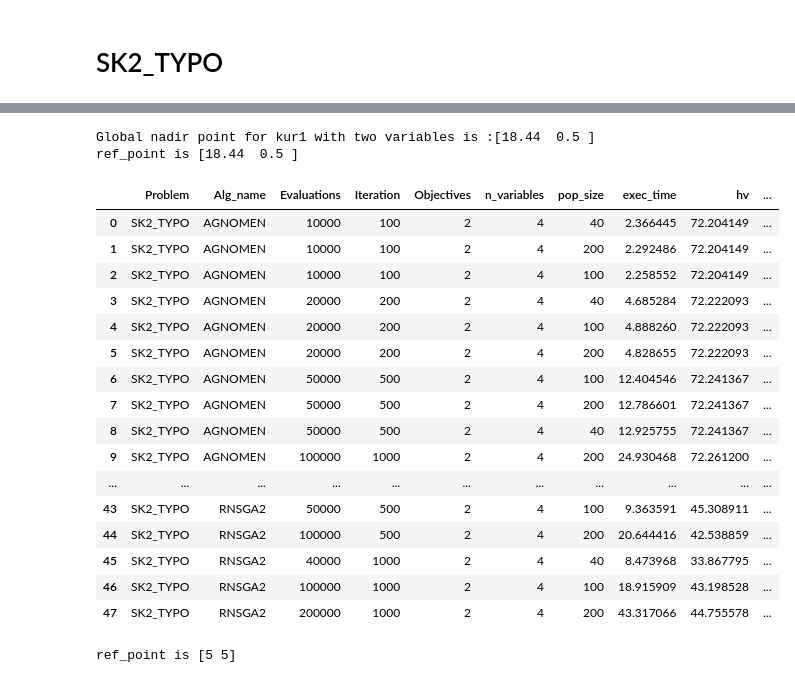
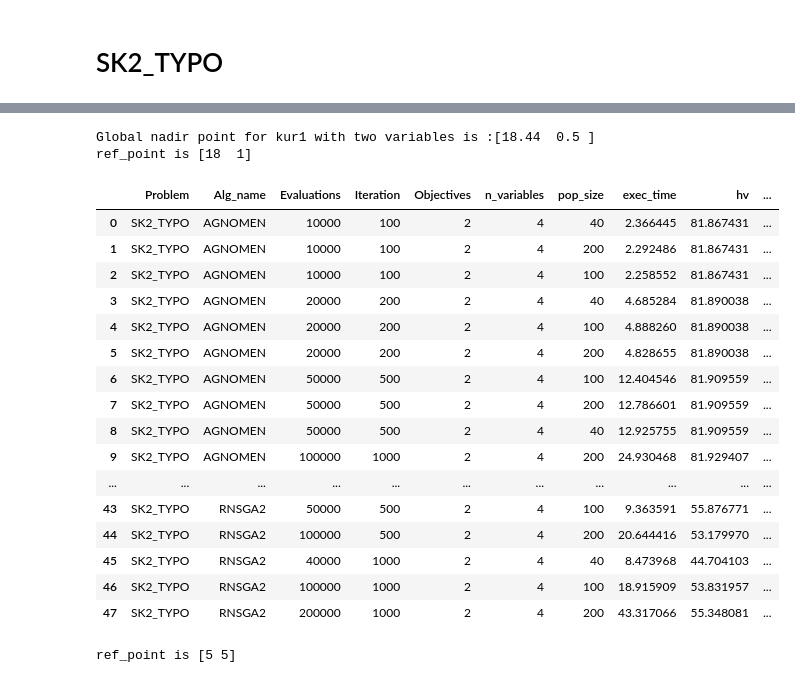
Before and after one commit to wuyoscar/Multi-Obj_Optimization, a Jupyter notebook: Result/result_factory/SK2.ipynb, the cells around one changed output, grey strips where cells are left out. Cells and saved outputs as stored; diff of their text form; code cells hidden in the pictures.

```diff
--- a/Result/result_factory/SK2.ipynb
+++ b/Result/result_factory/SK2.ipynb
@@ -93,8 +93,8 @@ The number of records sk2 48
 %matplotlib inline
 import matplotlib.pyplot as plt
 plt.subplots(figsize=(18,15), dpi=100)
-for i in range(9):
-    plt.subplot(3,3,i+1)
+for i in range(12):
+    plt.subplot(4,3,i+1)
     f = sk2_typo['image_location'][i]
     path = os.path.join(folder,f )+'.png'
     img = Image.open(path)
@@ -106,30 +106,30 @@ for i in range(9):
 # %%
 nadir_arr  = np.array([np.fromstring(i, dtype=float, sep=' ') for i in np.array(sk2_typo['approx_nadir'])])
 
 print(f'Global nadir point for kur1 with two variables is :{np.round(np.max(nadir_arr, axis=0),2)}')
 
-ref_point = np.array([18.44, 0.5 ])
+ref_point = np.array([18, 1 ])
 hv_result(sk2_typo)
 # %% [output]
 Global nadir point for kur1 with two variables is :[18.44  0.5 ]
-ref_point is [18.44  0.5 ]
+ref_point is [18  1]
 |  | Problem | Alg_name | Evaluations | Iteration | Objectives | n_variables | pop_size | exec_time | hv | ... |
-| 0 | SK2_TYPO | AGNOMEN | 10000 | 100 | 2 | 4 | 40 | 2.366445 | 72.204149 | ... |
-| 1 | SK2_TYPO | AGNOMEN | 10000 | 100 | 2 | 4 | 200 | 2.292486 | 72.204149 | ... |
-| 2 | SK2_TYPO | AGNOMEN | 10000 | 100 | 2 | 4 | 100 | 2.258552 | 72.204149 | ... |
-| 3 | SK2_TYPO | AGNOMEN | 20000 | 200 | 2 | 4 | 40 | 4.685284 | 72.222093 | ... |
-| 4 | SK2_TYPO | AGNOMEN | 20000 | 200 | 2 | 4 | 100 | 4.888260 | 72.222093 | ... |
-| 5 | SK2_TYPO | AGNOMEN | 20000 | 200 | 2 | 4 | 200 | 4.828655 | 72.222093 | ... |
-| 6 | SK2_TYPO | AGNOMEN | 50000 | 500 | 2 | 4 | 100 | 12.404546 | 72.241367 | ... |
-| 7 | SK2_TYPO | AGNOMEN | 50000 | 500 | 2 | 4 | 200 | 12.786601 | 72.241367 | ... |
-| 8 | SK2_TYPO | AGNOMEN | 50000 | 500 | 2 | 4 | 40 | 12.925755 | 72.241367 | ... |
-| 9 | SK2_TYPO | AGNOMEN | 100000 | 1000 | 2 | 4 | 200 | 24.930468 | 72.261200 | ... |
+| 0 | SK2_TYPO | AGNOMEN | 10000 | 100 | 2 | 4 | 40 | 2.366445 | 81.867431 | ... |
+| 1 | SK2_TYPO | AGNOMEN | 10000 | 100 | 2 | 4 | 200 | 2.292486 | 81.867431 | ... |
+| 2 | SK2_TYPO | AGNOMEN | 10000 | 100 | 2 | 4 | 100 | 2.258552 | 81.867431 | ... |
+| 3 | SK2_TYPO | AGNOMEN | 20000 | 200 | 2 | 4 | 40 | 4.685284 | 81.890038 | ... |
+| 4 | SK2_TYPO | AGNOMEN | 20000 | 200 | 2 | 4 | 100 | 4.888260 | 81.890038 | ... |
+| 5 | SK2_TYPO | AGNOMEN | 20000 | 200 | 2 | 4 | 200 | 4.828655 | 81.890038 | ... |
+| 6 | SK2_TYPO | AGNOMEN | 50000 | 500 | 2 | 4 | 100 | 12.404546 | 81.909559 | ... |
+| 7 | SK2_TYPO | AGNOMEN | 50000 | 500 | 2 | 4 | 200 | 12.786601 | 81.909559 | ... |
+| 8 | SK2_TYPO | AGNOMEN | 50000 | 500 | 2 | 4 | 40 | 12.925755 | 81.909559 | ... |
+| 9 | SK2_TYPO | AGNOMEN | 100000 | 1000 | 2 | 4 | 200 | 24.930468 | 81.929407 | ... |
 | ... | ... | ... | ... | ... | ... | ... | ... | ... | ... | ... |
-| 43 | SK2_TYPO | RNSGA2 | 50000 | 500 | 2 | 4 | 100 | 9.363591 | 45.308911 | ... |
-| 44 | SK2_TYPO | RNSGA2 | 100000 | 500 | 2 | 4 | 200 | 20.644416 | 42.538859 | ... |
-| 45 | SK2_TYPO | RNSGA2 | 40000 | 1000 | 2 | 4 | 40 | 8.473968 | 33.867795 | ... |
-| 46 | SK2_TYPO | RNSGA2 | 100000 | 1000 | 2 | 4 | 100 | 18.915909 | 43.198528 | ... |
-| 47 | SK2_TYPO | RNSGA2 | 200000 | 1000 | 2 | 4 | 200 | 43.317066 | 44.755578 | ... |
+| 43 | SK2_TYPO | RNSGA2 | 50000 | 500 | 2 | 4 | 100 | 9.363591 | 55.876771 | ... |
+| 44 | SK2_TYPO | RNSGA2 | 100000 | 500 | 2 | 4 | 200 | 20.644416 | 53.179970 | ... |
+| 45 | SK2_TYPO | RNSGA2 | 40000 | 1000 | 2 | 4 | 40 | 8.473968 | 44.704103 | ... |
+| 46 | SK2_TYPO | RNSGA2 | 100000 | 1000 | 2 | 4 | 100 | 18.915909 | 53.831957 | ... |
+| 47 | SK2_TYPO | RNSGA2 | 200000 | 1000 | 2 | 4 | 200 | 43.317066 | 55.348081 | ... |
 # %%
 ref_point = np.array([5, 5 ])
 hv_result(sk2_typo)
```
Also changed, not shown: parts of 3 cells of this notebook, 6 other files.
